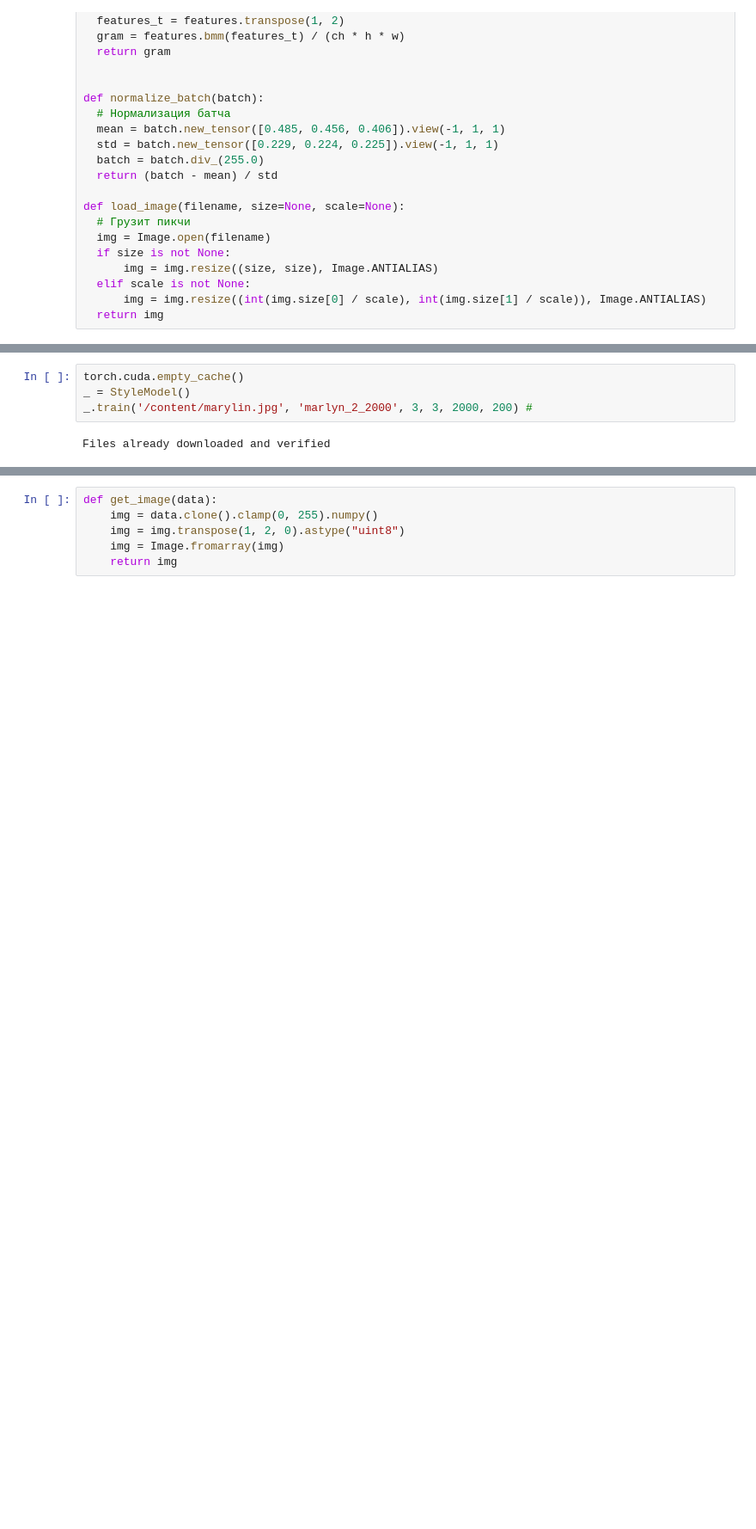
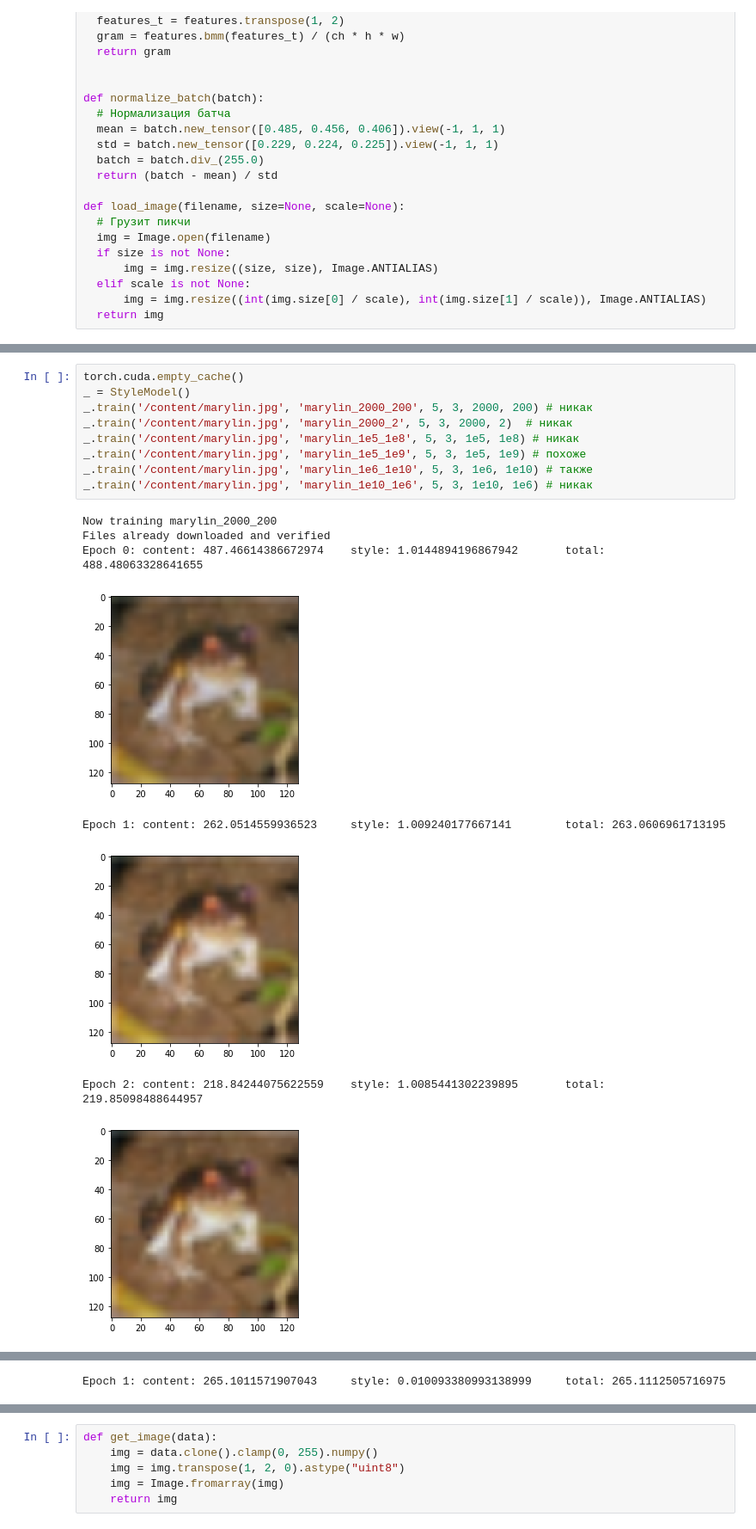
Before and after one commit to AlexShashkov/mipt_style_transfer_bot, a Jupyter notebook: style_transfer_bot.ipynb, the cells around one changed output, grey strips where cells are left out. Shown at 86% size. Saved outputs shown, nothing was run; the diff lists cells and outputs as text; blank space fills up the shorter version.

```diff
--- a/style_transfer_bot.ipynb
+++ b/style_transfer_bot.ipynb
@@ -563,7 +583,19 @@ Tue Feb 11 08:39:09 2020
 +-----------------------------------------------------------------------------+
-# %%
-torch.cuda.empty_cache()
-_ = StyleModel()
-_.train('/content/marylin.jpg', 'marlyn_2_2000', 3, 3, 2000, 200) #
-# %% [output]
-Files already downloaded and verified
+# %%
+torch.cuda.empty_cache()
+_ = StyleModel()
+_.train('/content/marylin.jpg', 'marylin_2000_200', 5, 3, 2000, 200) # никак
+_.train('/content/marylin.jpg', 'marylin_2000_2', 5, 3, 2000, 2)  # никак
+_.train('/content/marylin.jpg', 'marylin_1e5_1e8', 5, 3, 1e5, 1e8) # никак
+_.train('/content/marylin.jpg', 'marylin_1e5_1e9', 5, 3, 1e5, 1e9) # похоже
+_.train('/content/marylin.jpg', 'marylin_1e6_1e10', 5, 3, 1e6, 1e10) # также
+_.train('/content/marylin.jpg', 'marylin_1e10_1e6', 5, 3, 1e10, 1e6) # никак
+# %% [output]
+Now training marylin_2000_200
+Files already downloaded and verified
+Epoch 0: content: 487.46614386672974    style: 1.0144894196867942       total: 488.48063328641655
+[figure, added]
+Epoch 1: content: 262.0514559936523     style: 1.009240177667141        total: 263.0606961713195
+[figure, added]
+Epoch 2: content: 218.84244075622559    style: 1.0085441302239895       total: 219.85098488644957
+[figure, added]
@@ -569,0 +607 @@ Files already downloaded and verified
+Epoch 1: content: 265.1011571907043     style: 0.010093380993138999     total: 265.1112505716975
```
Also changed, not shown: parts of 9 cells of this notebook.
